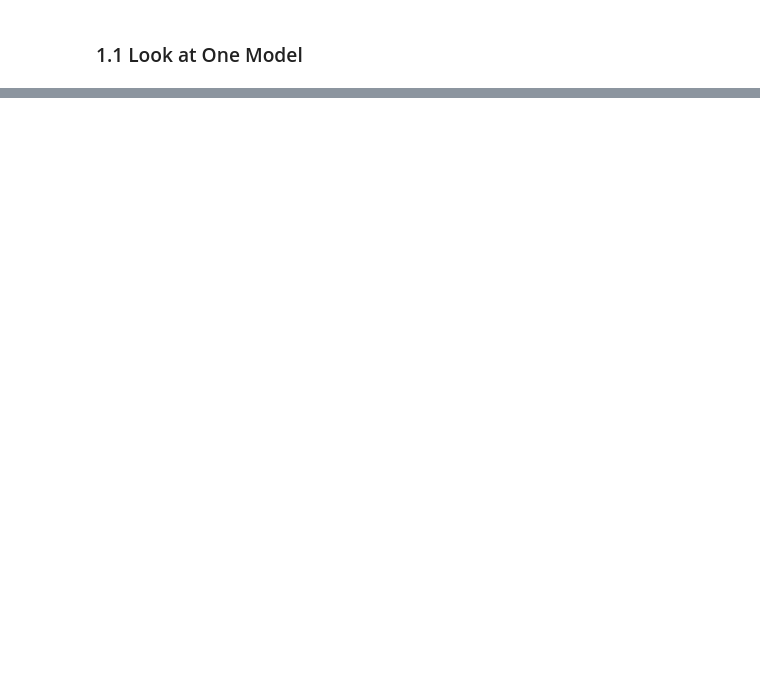
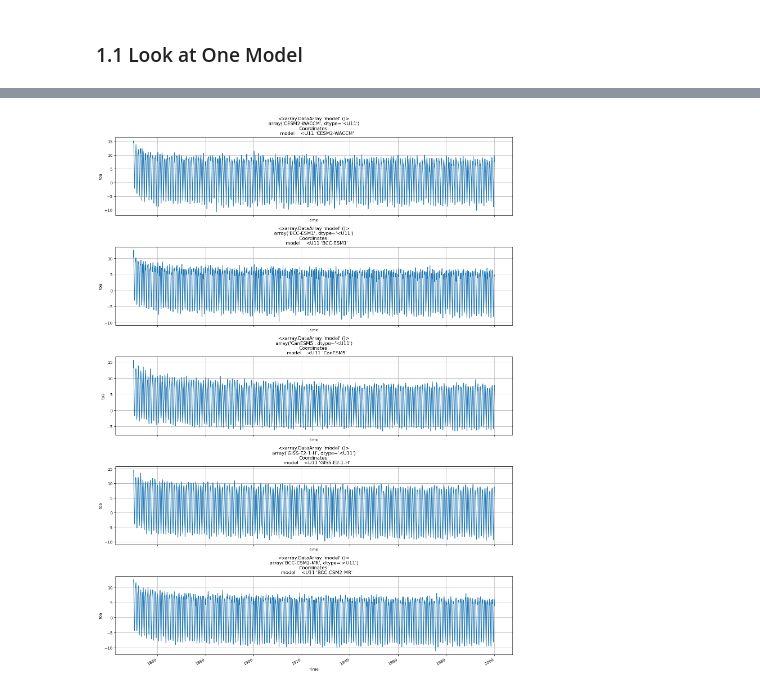
Before and after one commit to jinnayoon/cmip6-tempchangeproj, a Jupyter notebook: global_TOA_abrupt4xCO2.ipynb, the cells around one changed output, grey strips where cells are left out. Drawn from its saved outputs; the diff is of its cells as text; code cells hidden in the pictures; blank space fills up the shorter version.

```diff
--- a/global_TOA_abrupt4xCO2.ipynb
+++ b/global_TOA_abrupt4xCO2.ipynb
@@ -93,6 +93,8 @@ print(len(source_list_abrupt4xCO2_2))
 # %%
 #remove models
 model_list = [ 'CMCC-CM2-SR5',
+              'CAMS-CSM1-0',
+               'KACE-1-0-G',
                'MPI-ESM-1-2-HAM',
                'EC-Earth3-AerChem',
                'FGOALS-g3',
@@ -114,0 +163,2 @@ print(source_list_abrupt4xCO2_2)
+# %%
+gcm_list = ['CESM2-WACCM', 'BCC-ESM1', 'CanESM5', 'GISS-E2-1-H', 'BCC-CSM2-MR']
@@ -114,0 +308,13 @@ print(source_list_abrupt4xCO2_2)
+# %%
+#TOA PLOTS
+fig, axs = plt.subplots(5, 1, figsize=(15, 20), sharex=True)
+for i, model in enumerate(ds_abrupt_gcm_models.model): #enumerate returns iterator of pairs, each pair contains the index and the corresponding element from the iterable
+    ds_abrupt_gcm_models.sel(model=model).toa.plot(ax=axs[i], label=model) #selects each model and the tas variable, plots over each axes
+    axs[i].set_title(model) #shows what model number
+    axs[i].set_ylabel('toa')
+    axs[i].grid(True) #makes gridlines on plot
+axs[-1].set_xlabel('Time')
+plt.tight_layout() #creates a better layout for subplots
+plt.show()
+# %% [output]
+[figure, added]
```
Also changed, not shown: parts of 16 cells of this notebook, 1 other file.
